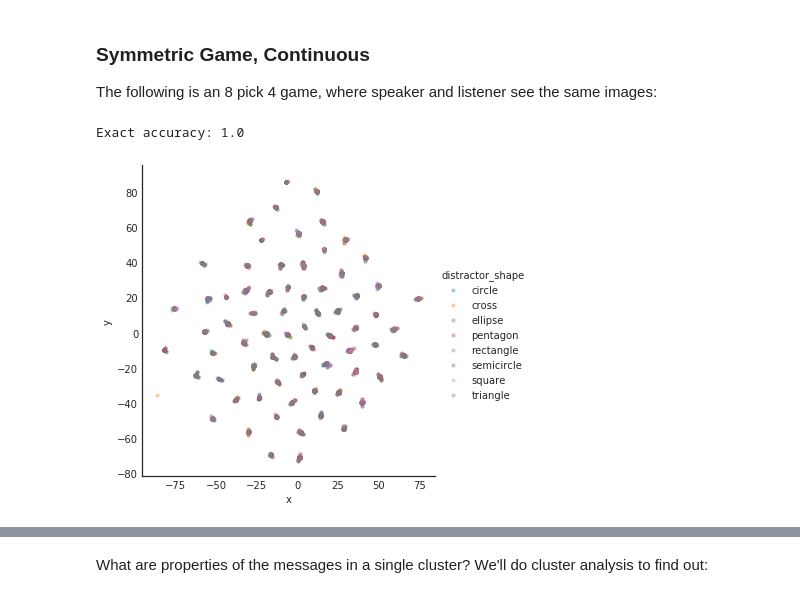
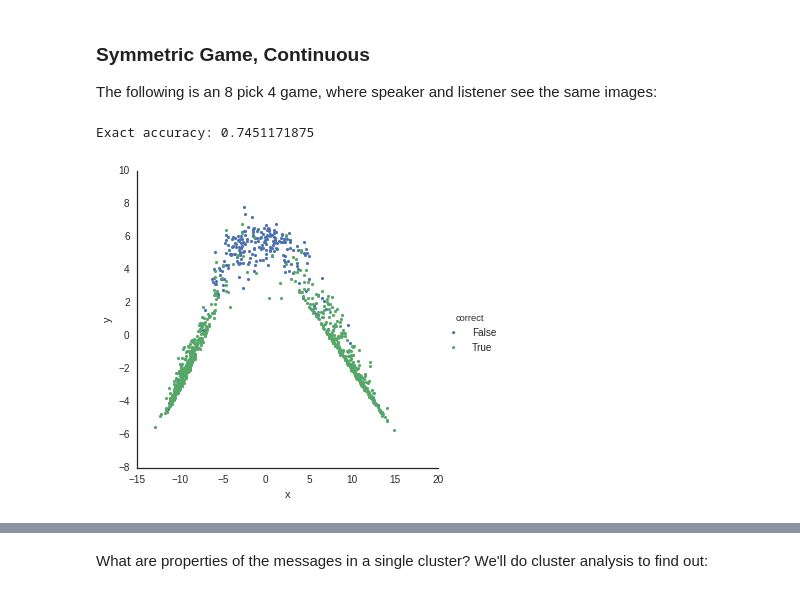
Before and after one commit to jayelm/rnn-syn, a Jupyter notebook: rnn-syn.ipynb, the cells around one changed output, grey strips where cells are left out. Saved outputs shown, nothing was run; the diff lists cells and outputs as text; code cells hidden in the pictures.

```diff
--- a/rnn-syn.ipynb
+++ b/rnn-syn.ipynb
@@ -31,26 +28,30 @@ The autoreload extension is already loaded. To reload it, use:
 def lzip(*args):
     return list(zip(*args))
 
-def load_continuous_messages(filepath, proj=sklearn.decomposition.PCA):
+def load_continuous_messages(filepath, proj=sklearn.decomposition.PCA, msg_filter=None):
     """
     Preprocess continuous messages. Does PCA reduction to two dimensions.
     """
     df = pd.read_pickle(filepath)
 
+
+    df['relation_pair'] = pd.Series(lzip(df.relation_dir, df.relation))
+    # These group unique
+    df['target'] = pd.Series(lzip(df.target_shape.astype(str), df.target_color.astype(str)))
+    df['distractor'] = pd.Series(lzip(df.distractor_shape.astype(str), df.distractor_color.astype(str)))
+    df['config'] = pd.Series(lzip(df.target_shape.astype(str), df.target_color.astype(str), df.distractor_shape.astype(str), df.distractor_color.astype(str)),
+                            )
+    if msg_filter is not None:
+        df = msg_filter(df)
+
     msgs_proj = proj(2).fit_transform(np.vstack(df.msg))
 
     df['x'] = msgs_proj[:, 0]
     df['y'] = msgs_proj[:, 1]
-    df['relation_pair'] = pd.Series(lzip(df.relation_dir, df.relation), dtype='category')
-    # These group unique
-    df['target'] = pd.Series(lzip(df.target_shape, df.target_color), dtype='category')
-    df['distractor'] = pd.Series(lzip(df.distractor_shape, df.distractor_color), dtype='category')
-    df['config'] = pd.Series(lzip(df.target_shape, df.target_color, df.distractor_shape, df.distractor_color),
-                            dtype='category')
 
     return df
 
-def plot2d(df, hue='relation_pair', alpha=0.3):
+def plot2d(df, hue='relation_pair', alpha=0.3, ):
     """Plot PCA-reduced messages, colored by relation or other factor"""
     sns.lmplot('x', 'y', data=df, fit_reg=False, hue=hue, legend_out=True,
            scatter_kws={'s': 10, 'alpha': alpha})
@@ -186,10 +187,12 @@ However, this isn't inherently interesting, as it has already been established i
 
 The following is an 8 pick 4 game, where speaker and listener see the same images:
 # %%
-msgs = load_continuous_messages('data/500_400-end2end-gru-continuous64-30epochs-msgs.pkl',
-                                 proj=TSNE)
+msgs = load_continuous_messages('data/shape_color_generalization_2.pkl',
+                                 proj=PCA)
 print("Exact accuracy: {}".format(msgs.correct.mean()))
-plot2d(msgs, hue='distractor_shape')
 # %% [output]
-Exact accuracy: 1.0
+Exact accuracy: 0.7451171875
-[figure, removed]
+# %%
+plot2d(msgs, hue='correct', alpha=1)
+# %% [output]
+[figure, added]
```
Also changed, not shown: parts of 10 cells of this notebook.
